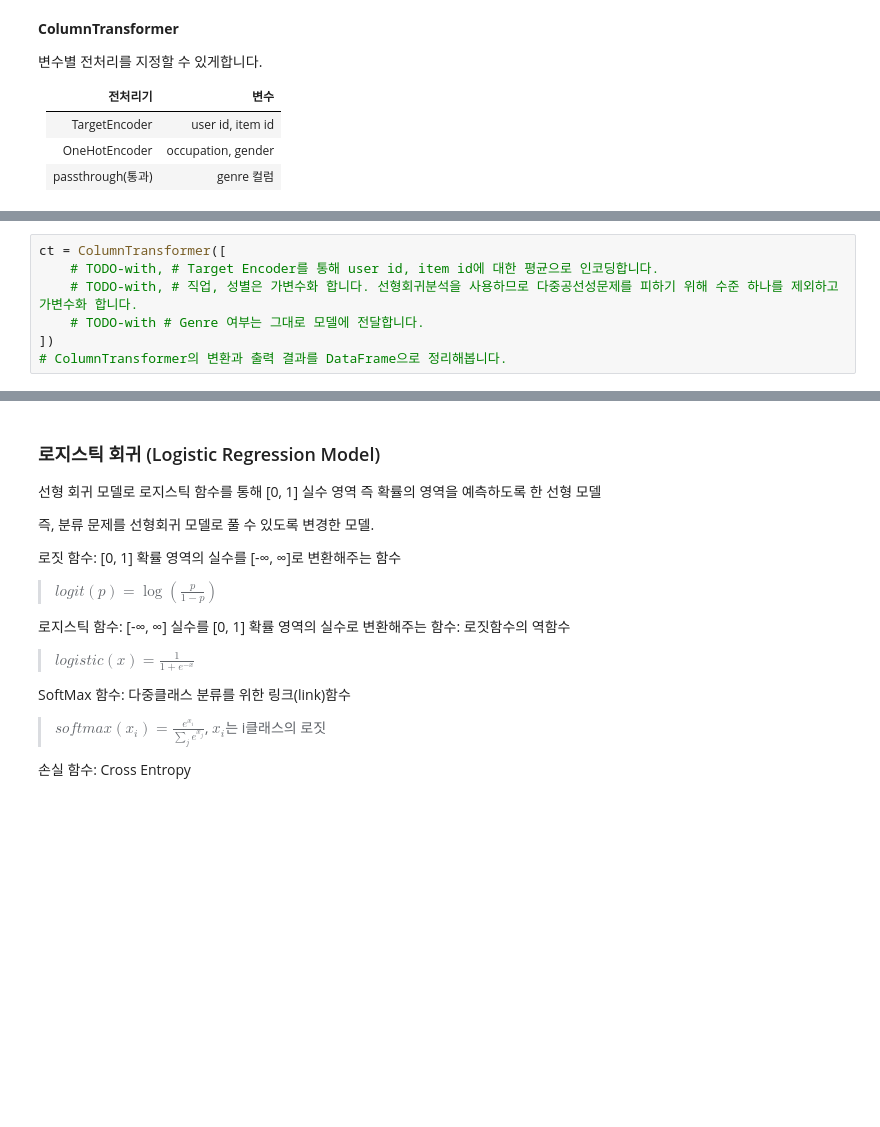
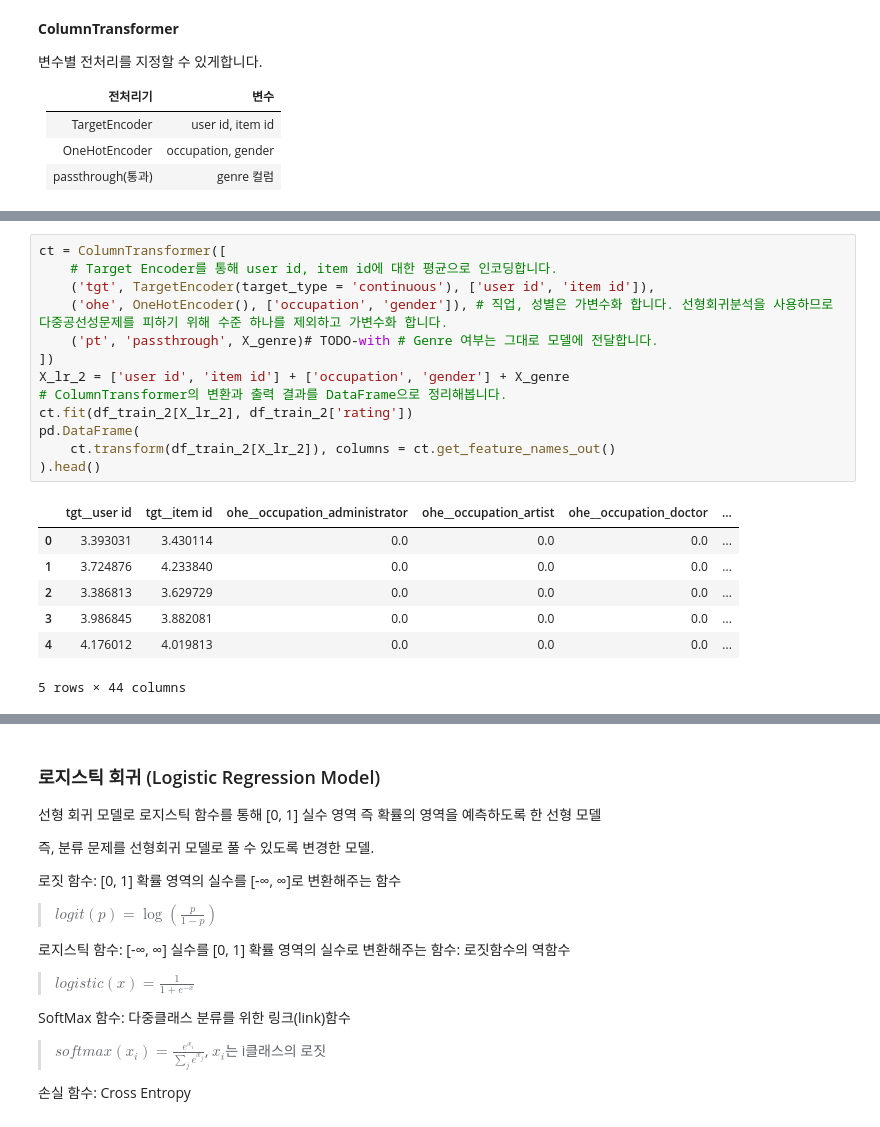
Before and after one commit to sunkusun9/rcmd_2506, a Jupyter notebook: 4.머신 러닝 개론.ipynb, the cells around one changed output, grey strips where cells are left out. Drawn from its saved outputs; the diff is of its cells as text; blank space fills up the shorter version.

```diff
--- a/4.머신 러닝 개론.ipynb
+++ b/4.머신 러닝 개론.ipynb
@@ -1042,9 +1116,23 @@ X_genre
 # %%
 ct = ColumnTransformer([
-    # TODO-with, # Target Encoder를 통해 user id, item id에 대한 평균으로 인코딩합니다.
-    # TODO-with, # 직업, 성별은 가변수화 합니다. 선형회귀분석을 사용하므로 다중공선성문제를 피하기 위해 수준 하나를 제외하고 가변수화 합니다.
-    # TODO-with # Genre 여부는 그대로 모델에 전달합니다.
+    # Target Encoder를 통해 user id, item id에 대한 평균으로 인코딩합니다.
+    ('tgt', TargetEncoder(target_type = 'continuous'), ['user id', 'item id']),
+    ('ohe', OneHotEncoder(), ['occupation', 'gender']), # 직업, 성별은 가변수화 합니다. 선형회귀분석을 사용하므로 다중공선성문제를 피하기 위해 수준 하나를 제외하고 가변수화 합니다.
+    ('pt', 'passthrough', X_genre)# TODO-with # Genre 여부는 그대로 모델에 전달합니다.
 ])
+X_lr_2 = ['user id', 'item id'] + ['occupation', 'gender'] + X_genre
 # ColumnTransformer의 변환과 출력 결과를 DataFrame으로 정리해봅니다.
+ct.fit(df_train_2[X_lr_2], df_train_2['rating'])
+pd.DataFrame(
+    ct.transform(df_train_2[X_lr_2]), columns = ct.get_feature_names_out()
+).head()
+# %% [output]
+|  | tgt__user id | tgt__item id | ohe__occupation_administrator | ohe__occupation_artist | ohe__occupation_doctor | ... |
+| 0 | 3.393031 | 3.430114 | 0.0 | 0.0 | 0.0 | ... |
+| 1 | 3.724876 | 4.233840 | 0.0 | 0.0 | 0.0 | ... |
+| 2 | 3.386813 | 3.629729 | 0.0 | 0.0 | 0.0 | ... |
+| 3 | 3.986845 | 3.882081 | 0.0 | 0.0 | 0.0 | ... |
+| 4 | 4.176012 | 4.019813 | 0.0 | 0.0 | 0.0 | ... |
+5 rows × 44 columns
 # %%
 # ColumnTransformer -변수별 인코딩 방법을 달리 구성하여 처리 단계를 만듭니다.
```
Also changed, not shown: parts of 16 cells of this notebook.
